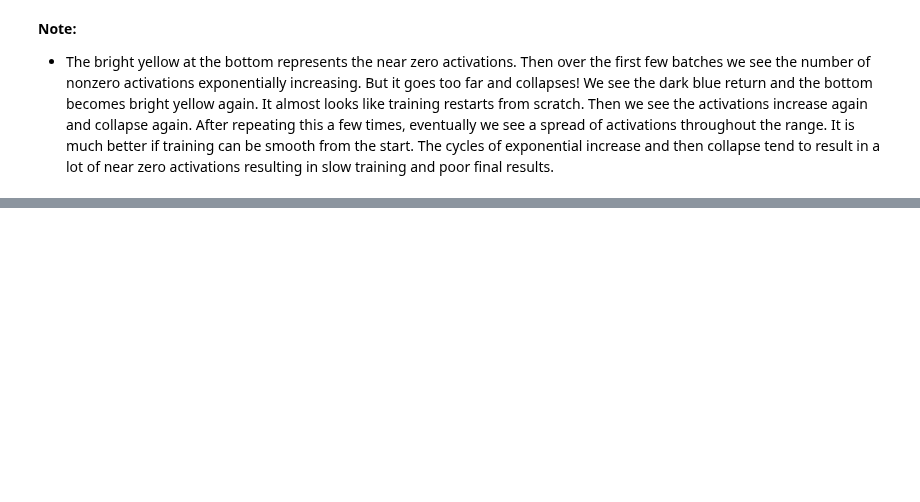
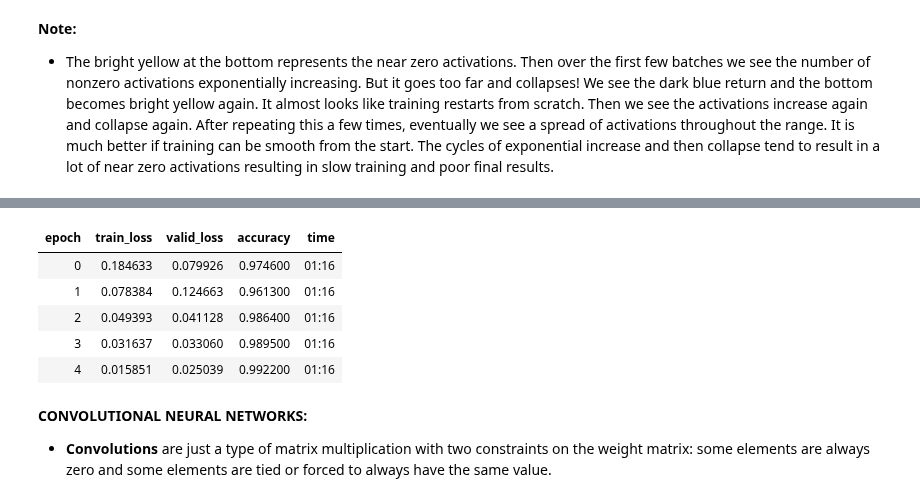
Before and after one commit to ThinamXx/Fastai, a Jupyter notebook: 12. Convolutional Neural Networks/CNN.ipynb, the cells around one changed output, grey strips where cells are left out. Drawn from its saved outputs; the diff is of its cells as text; code cells hidden in the pictures; blank space fills up the shorter version.

```diff
--- a/12. Convolutional Neural Networks/CNN.ipynb
+++ b/12. Convolutional Neural Networks/CNN.ipynb
@@ -373,0 +405,13 @@ learn.activation_stats.color_dim(-2)
+# %%
+#@ TRAINING THE MODEL:
+learn = fit(5, lr=0.1)
+# %% [output]
+| epoch | train_loss | valid_loss | accuracy | time |
+| 0 | 0.184633 | 0.079926 | 0.974600 | 01:16 |
+| 1 | 0.078384 | 0.124663 | 0.961300 | 01:16 |
+| 2 | 0.049393 | 0.041128 | 0.986400 | 01:16 |
+| 3 | 0.031637 | 0.033060 | 0.989500 | 01:16 |
+| 4 | 0.015851 | 0.025039 | 0.992200 | 01:16 |
+# %% [markdown]
+**CONVOLUTIONAL NEURAL NETWORKS:**
+- **Convolutions** are just a type of matrix multiplication with two constraints on the weight matrix: some elements are always zero and some elements are tied or forced to always have the same value.
```
Also changed, not shown: parts of 16 cells of this notebook.
